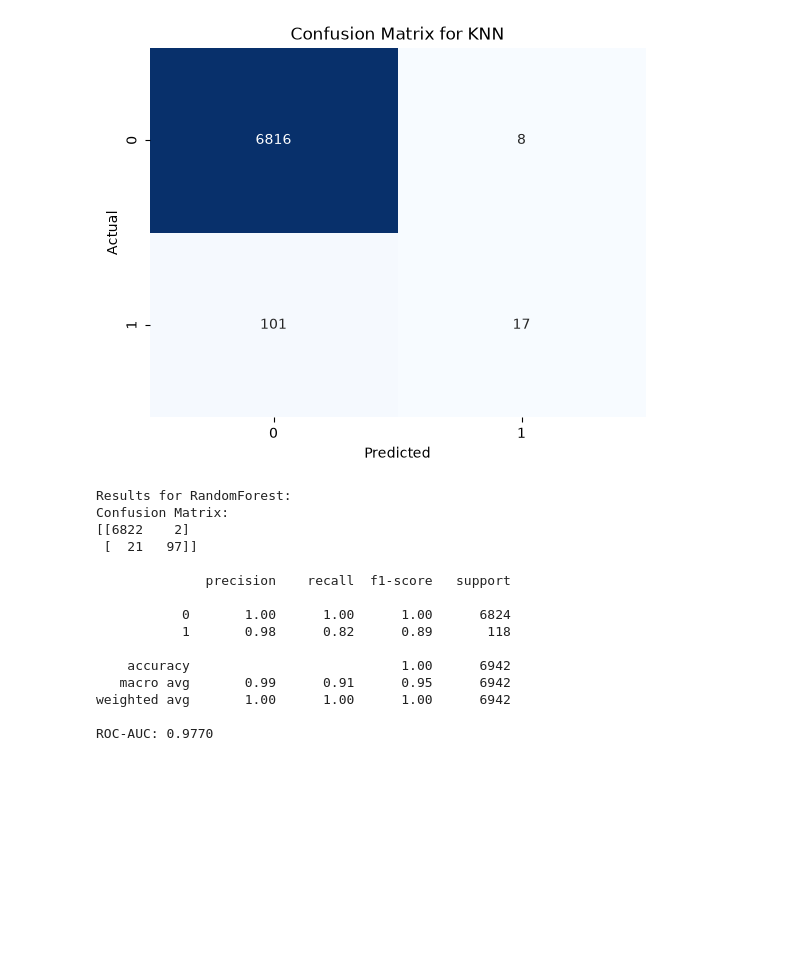
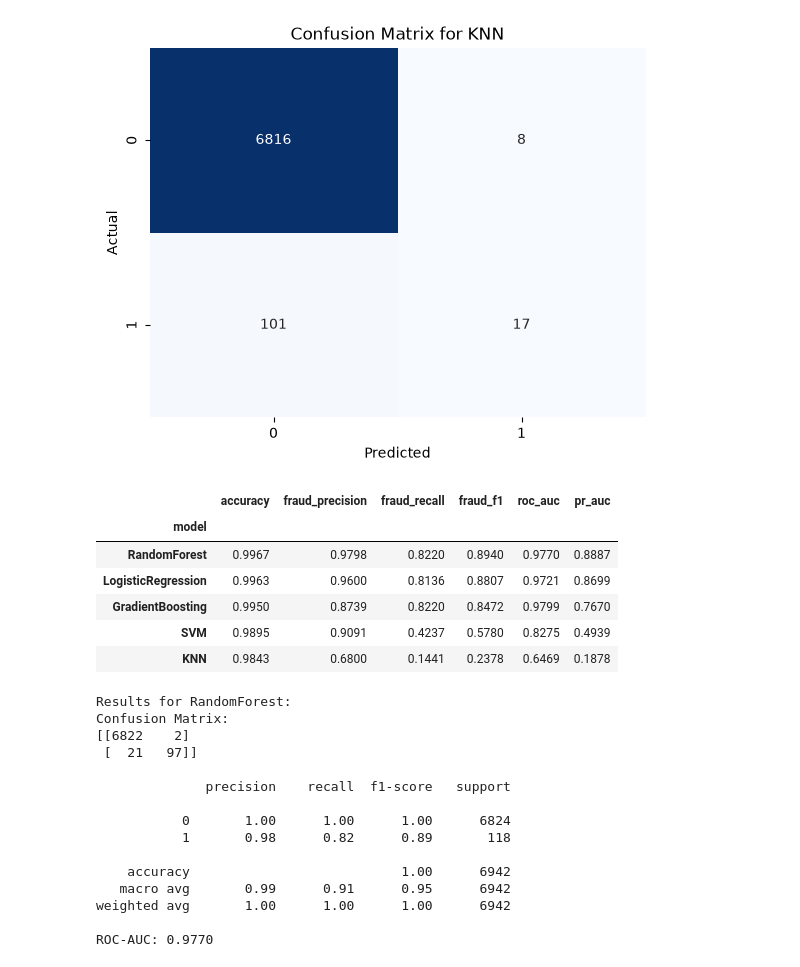
Before and after one commit to rachit-bhatt/Fraud-Detection, a Jupyter notebook: main.ipynb, the cells around one changed output. Saved outputs shown, nothing was run; the diff lists cells and outputs as text; code cells hidden in the pictures; blank space fills up the shorter version.

```diff
--- a/main.ipynb
+++ b/main.ipynb
@@ -411,10 +411,10 @@ class MLflowTrackedFraudDetectionProject(TunedFraudDetectionProject):
         super().evaluate_model(model_name)
         model = self.models[model_name]
         scores = self._prediction_scores(model, self.X_test)
-        self.results[model_name]['pr_auc'] = average_precision_score(
-            self.y_test,
-            scores
-        ) if scores is not None else np.nan
+        self.results[model_name]['pr_auc'] = (
+            average_precision_score(self.y_test, scores)
+            if scores is not None else np.nan
+        )
         self.mlflow_manager.log_model_run(self, model_name)
 
     def summarize_model_metrics(self):
@@ -424,6 +424,14 @@ class MLflowTrackedFraudDetectionProject(TunedFraudDetectionProject):
             for model_name in summary.index
         ]
         return summary
+
+    def compare_models(self):
+        """Compare models using fraud-focused metrics."""
+        summary = self.summarize_model_metrics().sort_values(
+            'fraud_f1', ascending=False
+        )
+        display(summary.round(4))
+        return summary
 # %%
 # Create the MLflow manager before training so evaluate_model can log each run
 mlflow_manager = MLflowExperimentManager(
@@ -559,3 +564,14 @@ fraud_project.compare_accuracies()
+# %%
+# Compare fraud-focused metrics across trained models
+model_metrics = fraud_project.compare_models()
+# %% [output]
+|  | accuracy | fraud_precision | fraud_recall | fraud_f1 | roc_auc | pr_auc |
+| model |  |  |  |  |  |  |
+| RandomForest | 0.9967 | 0.9798 | 0.8220 | 0.8940 | 0.9770 | 0.8887 |
+| LogisticRegression | 0.9963 | 0.9600 | 0.8136 | 0.8807 | 0.9721 | 0.8699 |
+| GradientBoosting | 0.9950 | 0.8739 | 0.8220 | 0.8472 | 0.9799 | 0.7670 |
+| SVM | 0.9895 | 0.9091 | 0.4237 | 0.5780 | 0.8275 | 0.4939 |
+| KNN | 0.9843 | 0.6800 | 0.1441 | 0.2378 | 0.6469 | 0.1878 |
 # %%
 # Print detailed results and learning curves for RandomForest
 fraud_project.print_results("RandomForest")
```
Also changed, not shown: parts of 2 cells of this notebook, 45 other files.
